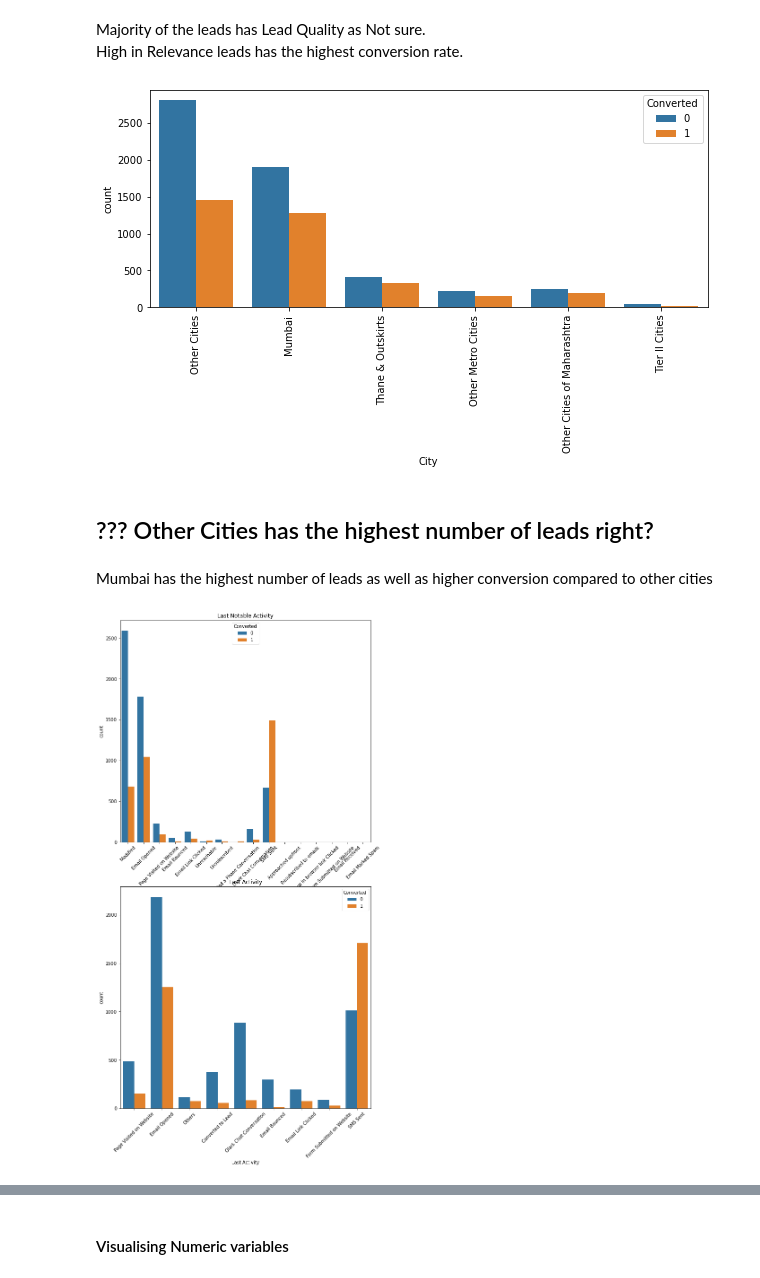
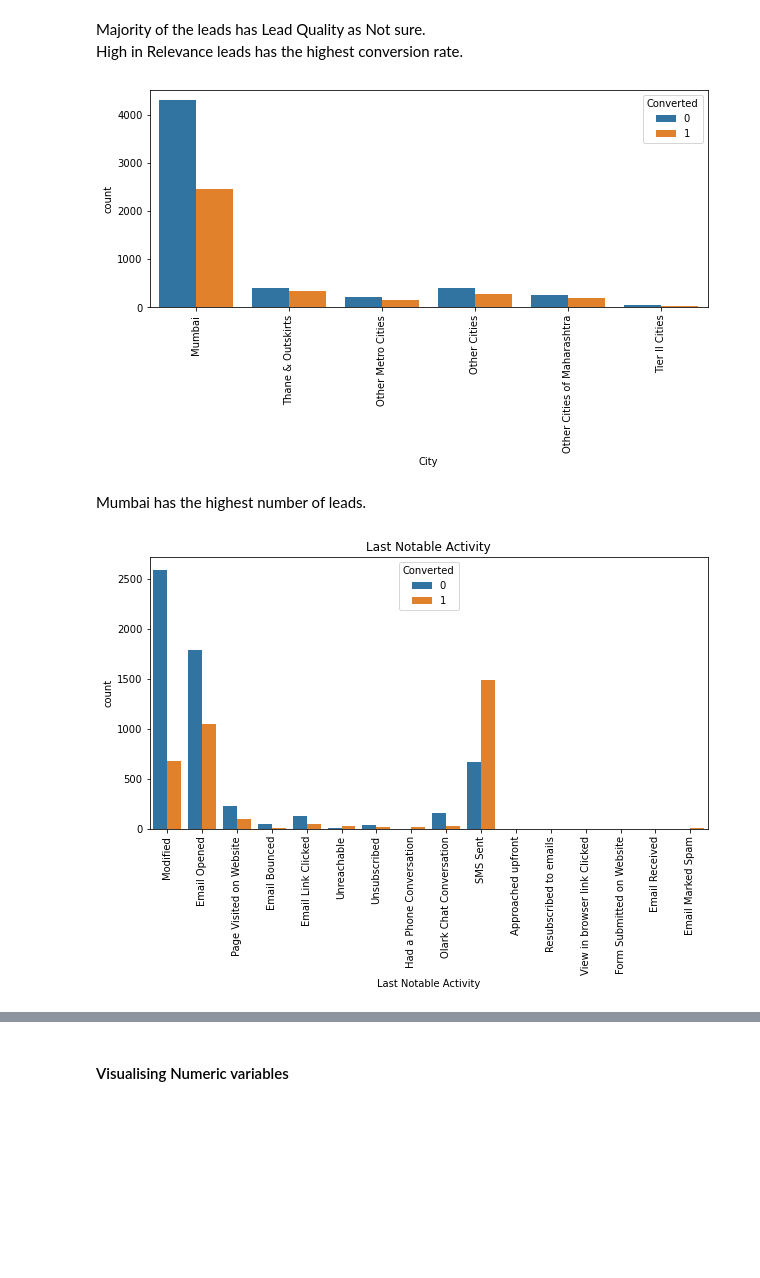
Before and after one commit to aparnakishan/XEducationLeadScore, a Jupyter notebook: LeadScoreXEduCaseStudy.ipynb, the cells around one changed output, grey strips where cells are left out. Saved outputs shown, nothing was run; the diff lists cells and outputs as text; code cells hidden in the pictures; blank space fills up the shorter version.

```diff
--- a/LeadScoreXEduCaseStudy.ipynb
+++ b/LeadScoreXEduCaseStudy.ipynb
@@ -277,5 +275,6 @@ Since we have a category called 'Other Cities' for the column City, we will use
 # %%
-df_lead['City'].fillna('Other Cities', inplace = True)
+#Replacing Null values with Mode - Mumbai
+df_lead['City'].fillna('Mumbai', inplace = True)
 df_lead['City'].isnull().sum()
 # %% [output]
 0
@@ -378,7 +365,7 @@ plt.show()
 # %% [markdown]
 Among these variables, there is high imbalance of data for the following ones- ['Do Not Call', 'Search', 'Newspaper Article', 'X Education Forums', 'Newspaper', 'Digital Advertisement', 'Through Recommendations'], ie. all the values are 'No'. Hence these columns can be dropped.
 # %%
-df_lead.drop(['Do Not Call', 'Search', 'Newspaper Article', 'X Education Forums', 'Newspaper', 'Digital Advertisement', 'Through Recommendations'], axis = 1, inplace = True)
+df_lead.drop(['Do Not Call', 'Search', 'Magazine', 'Newspaper Article', 'X Education Forums', 'Newspaper', 'Digital Advertisement', 'Through Recommendations', 'Receive More Updates About Our Courses', 'Update me on Supply Chain Content','Get updates on DM Content','I agree to pay the amount through cheque'], axis = 1, inplace = True)
 df_lead.head()
 # %% [output]
 |  | Lead Origin | Lead Source | Do Not Email | Converted | TotalVisits | Total Time Spent on Website | ... |
@@ -620,26 +607,18 @@ s3=sns.countplot(df_lead['City'], hue=df_lead.Converted)
 s3.set_xticklabels(s3.get_xticklabels(),rotation=90)
 plt.show()
 # %% [output]
-[figure, old version]
+[figure, new version]
-# %% [markdown]
-## ??? Other Cities has the highest number of leads right?
 # %% [markdown]
-Mumbai has the highest number of leads as well as higher conversion compared to other cities
+Mumbai has the highest number of leads.
 # %%
 # Last Notable Activity
-plt.figure(figsize=(10,20))
+plt.figure(figsize=(10,5))
 
-plt.subplot(2,1,1)
 s3=sns.countplot(df_lead['Last Notable Activity'], hue=df_lead.Converted)
-s3.set_xticklabels(s3.get_xticklabels(),rotation=45)
+s3.set_xticklabels(s3.get_xticklabels(),rotation=90)
 plt.title('Last Notable Activity')
 
-plt.subplot(2,1,2)
-s4=sns.countplot(df_lead['Last Activity'], hue=df_lead.Converted)
-s4.set_xticklabels(s4.get_xticklabels(),rotation=45)
-plt.title('Last Activity')
-
 plt.show()
 # %% [output]
-[figure, old version]
+[figure, new version]
 # %%
```
Also changed, not shown: parts of 15 cells of this notebook.
